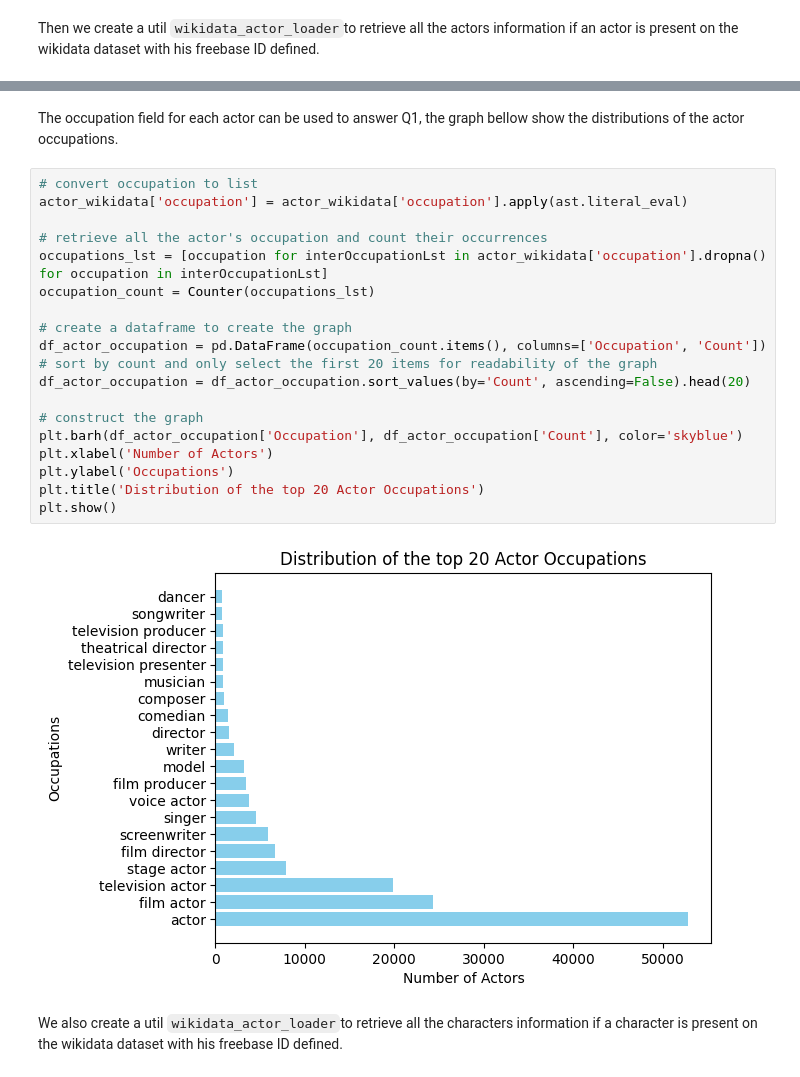
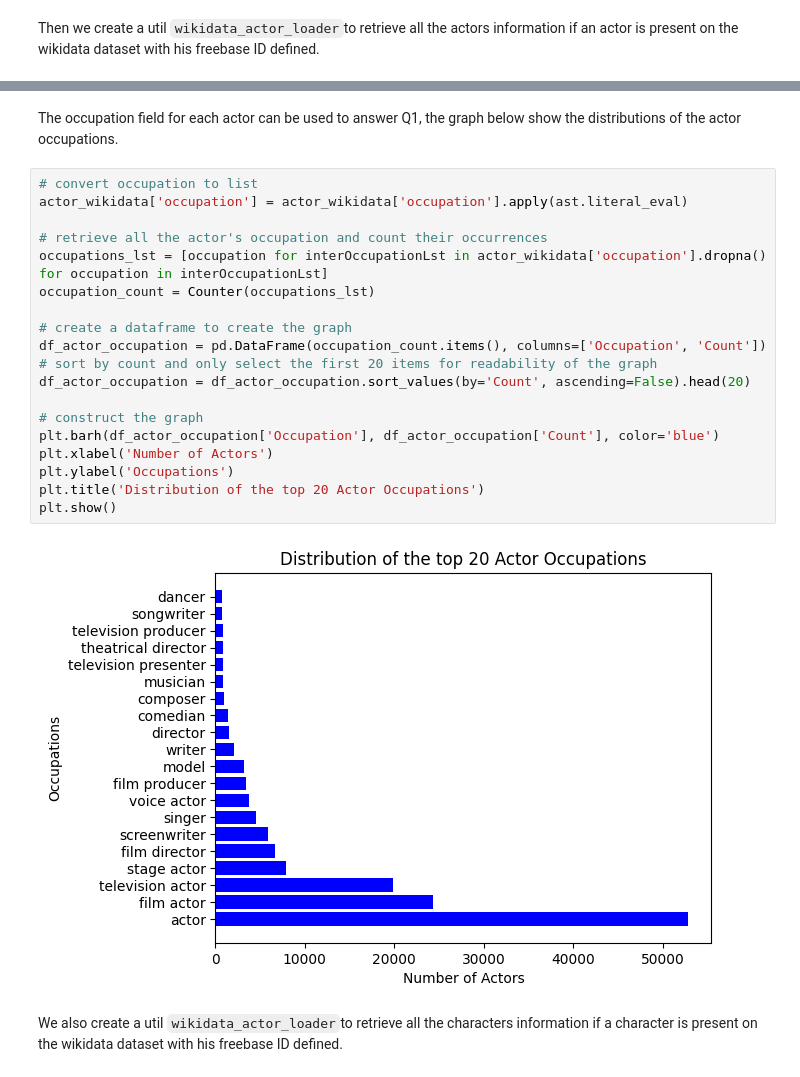
Before and after one commit to epfl-ada/ada-2024-project-bradaframanadamada, a Jupyter notebook: results.ipynb, the cells around one changed output, grey strips where cells are left out. Saved outputs shown, nothing was run; the diff lists cells and outputs as text.

```diff
--- a/results.ipynb
+++ b/results.ipynb
@@ -366,28 +360,28 @@ Number of actor wikidata extracted : 52806
 | 8 | http://www.wikidata.org/entity/Q1... | Seth Green | 1974-02-08T00:00:00Z | NaN | male | nm0001293 | /m/0gz5hs | ['United States'] | ['television writer', 'film actor... | ... |
 | 9 | http://www.wikidata.org/entity/Q1... | Willem Dafoe | 1955-07-22T00:00:00Z | NaN | male | nm0000353 | /m/01f7dd | ['United States'] | ['film actor', 'model', 'film pro... | ... |
 # %% [markdown]
-The occupation field for each actor can be used to answer Q1, the graph bellow show the distributions of the actor occupations.
+The occupation field for each actor can be used to answer Q1, the graph below show the distributions of the actor occupations.
 # %%
 # convert occupation to list
 actor_wikidata['occupation'] = actor_wikidata['occupation'].apply(ast.literal_eval)
 
 # retrieve all the actor's occupation and count their occurrences
 occupations_lst = [occupation for interOccupationLst in actor_wikidata['occupation'].dropna() for occupation in interOccupationLst]
 occupation_count = Counter(occupations_lst)
 
 # create a dataframe to create the graph
 df_actor_occupation = pd.DataFrame(occupation_count.items(), columns=['Occupation', 'Count'])
 # sort by count and only select the first 20 items for readability of the graph
 df_actor_occupation = df_actor_occupation.sort_values(by='Count', ascending=False).head(20)
 
 # construct the graph
-plt.barh(df_actor_occupation['Occupation'], df_actor_occupation['Count'], color='skyblue')
+plt.barh(df_actor_occupation['Occupation'], df_actor_occupation['Count'], color='blue')
 plt.xlabel('Number of Actors')
 plt.ylabel('Occupations')
 plt.title('Distribution of the top 20 Actor Occupations')
 plt.show()
 # %% [output]
-[figure, old version]
+[figure, new version]
 # %% [markdown]
 We also create a util `wikidata_actor_loader`to retrieve all the characters information if a character is present on the wikidata dataset with his freebase ID defined.
 # %%
```
Also changed, not shown: parts of 48 cells of this notebook, 9 other files.
